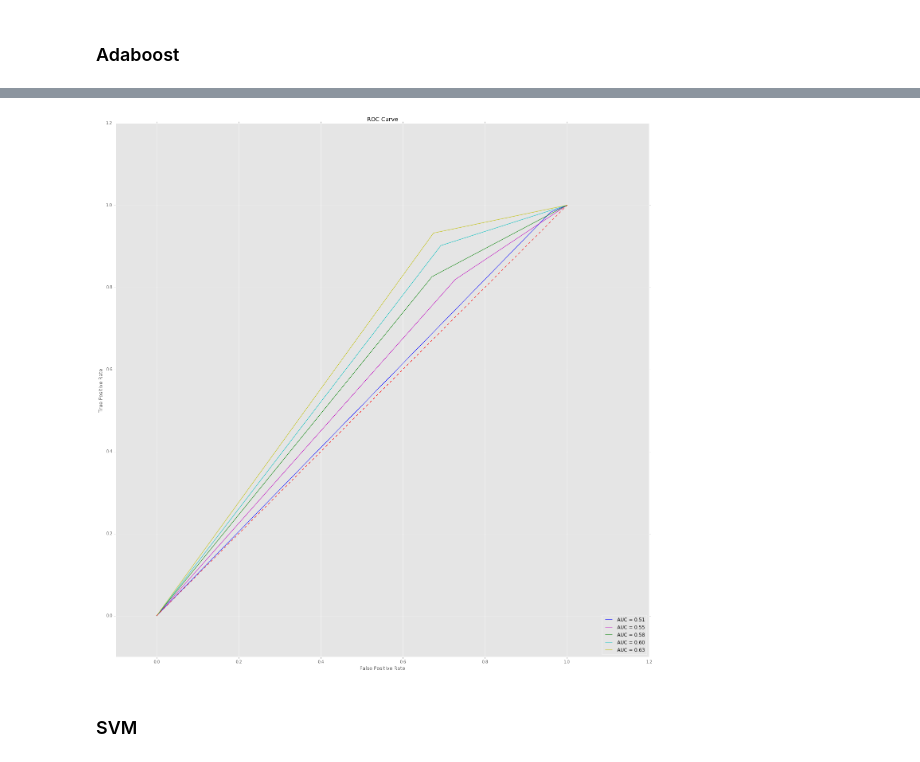
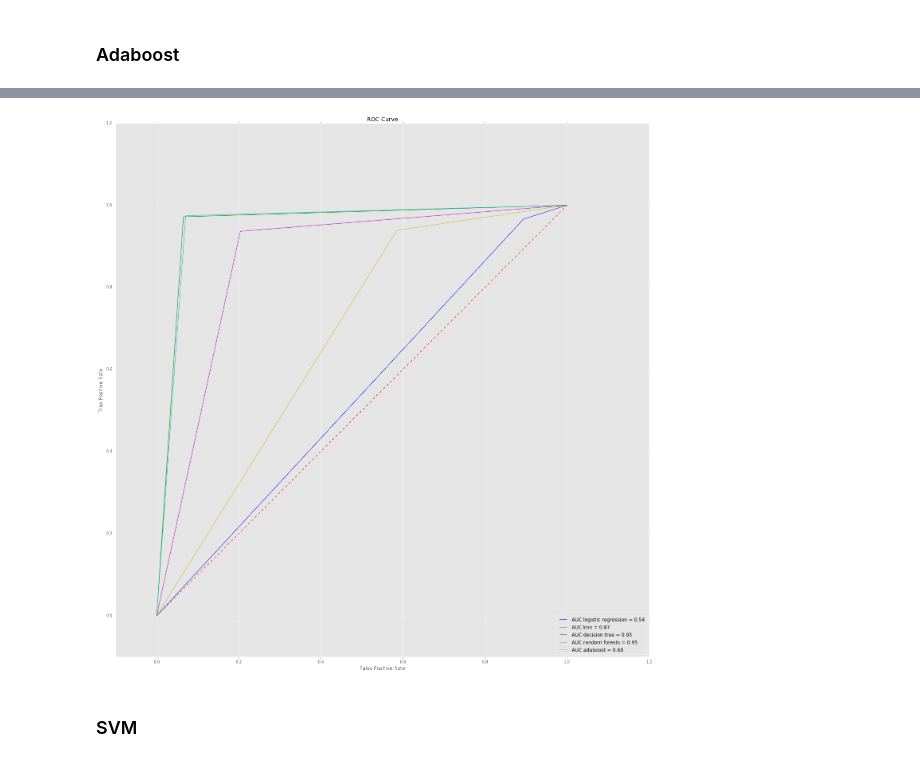
Before and after one commit to prudentprogrammer/Pull-Requests-Determinants, a Jupyter notebook: Pull Requests Determinants.ipynb, the cells around one changed output, grey strips where cells are left out. Cells and saved outputs as stored; diff of their text form; code cells hidden in the pictures.

```diff
--- a/Pull Requests Determinants.ipynb
+++ b/Pull Requests Determinants.ipynb
@@ -427,6 +427,8 @@ y_train = Y[0:first_portion]
 y_test = Y[first_portion:]
 # %% [output]
 14664
+# %%
+X_train, X_test, y_train, y_test = train_test_split(X_new, Y, test_size=0.60, random_state=42)
 # %%
 #X_train, X_test, y_train, y_test = train_test_split(X_new, Y, test_size = 0.20)
 print X_train.shape
@@ -613,22 +615,22 @@ avg / total       0.72      0.73      0.69     21996
 # %%
 plt.rcParams["figure.figsize"] = [24, 24]
 plt.title('ROC Curve')
-plt.plot(fpr_lr, tpr_lr, 'b', label='AUC = %0.2f'% roc_auc_lr)
-plt.plot(fpr_knn, tpr_knn, 'm', label='AUC = %0.2f'% roc_auc_knn)
-plt.plot(fpr_dec, tpr_dec, 'g', label='AUC = %0.2f'% roc_auc_dec)
-plt.plot(fpr_rf, tpr_rf, 'c', label='AUC = %0.2f'% roc_auc_rf)
-plt.plot(fpr_ab, tpr_ab, 'y', label='AUC = %0.2f'% roc_auc_ab)
+plt.plot(fpr_lr, tpr_lr, 'b', label='AUC logistic regression = %0.2f'% roc_auc_lr)
+plt.plot(fpr_knn, tpr_knn, 'm', label='AUC knn = %0.2f'% roc_auc_knn)
+plt.plot(fpr_dec, tpr_dec, 'g', label='AUC decision tree = %0.2f'% roc_auc_dec)
+plt.plot(fpr_rf, tpr_rf, 'c', label='AUC random forests = %0.2f'% roc_auc_rf)
+plt.plot(fpr_ab, tpr_ab, 'y', label='AUC adaboost = %0.2f'% roc_auc_ab)
 
 plt.legend(loc='lower right')
 plt.plot([0,1],[0,1],'r--')
 plt.xlim([-0.1,1.2])
 plt.ylim([-0.1,1.2])
 plt.ylabel('True Positive Rate')
 plt.xlabel('False Positive Rate')
 
 plt.show()
 # %% [output]
-[figure, old version]
+[figure, new version]
 # %%
 from sklearn import svm
 # %% [markdown]
```
Also changed, not shown: parts of 8 cells of this notebook, 1 other file.
